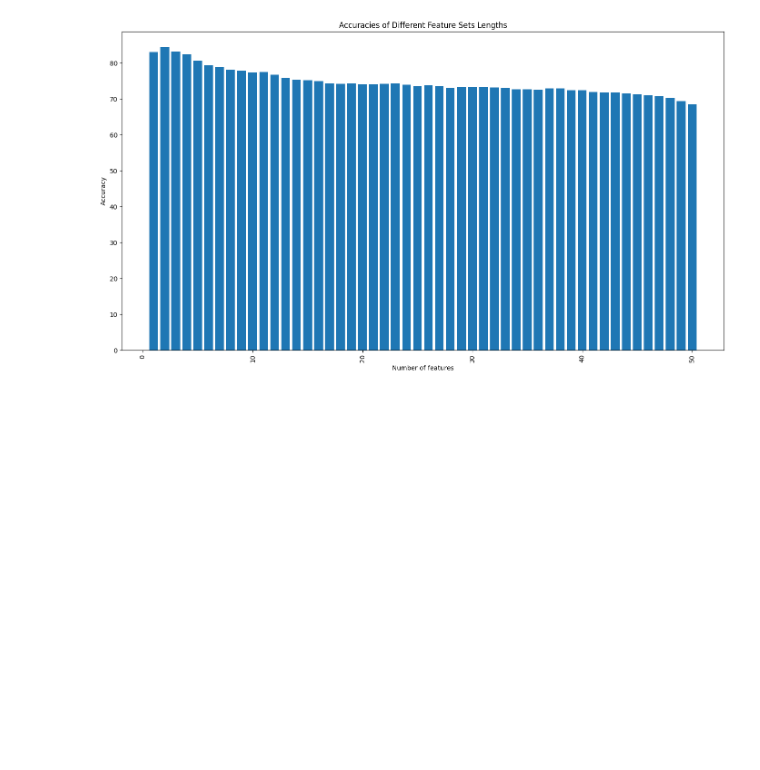
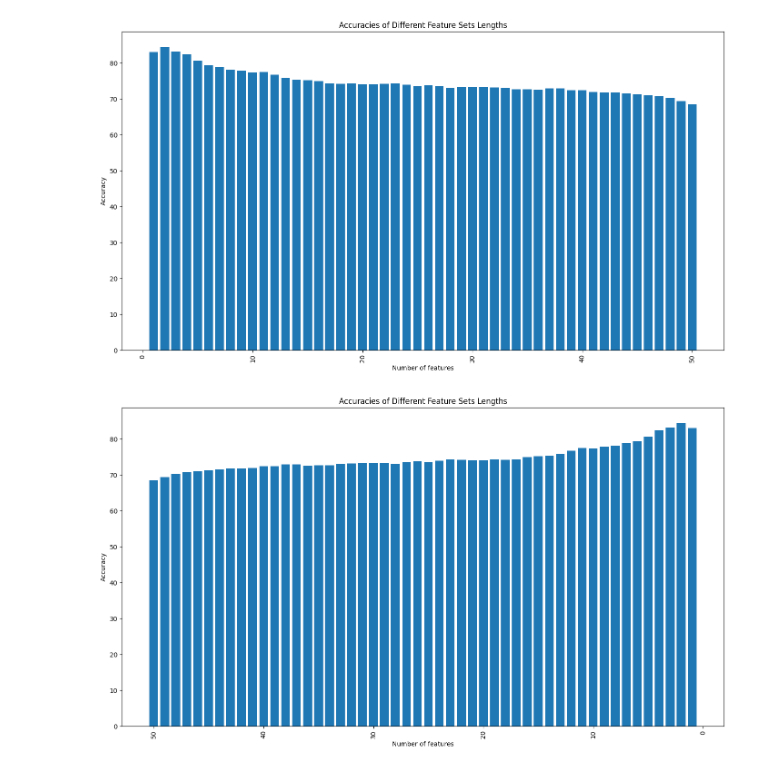
Before and after one commit to Yuktha99/NearestNeighbor-FeatureSelection, a Jupyter notebook: phase2.ipynb, the cells around one changed output. Cells and saved outputs as stored; diff of their text form; code cells hidden in the pictures; blank space fills up the shorter version.

```diff
--- a/phase2.ipynb
+++ b/phase2.ipynb
@@ -469,3 +469,20 @@ plot_the_graph_with_feature_lengths(large_fs)
 plot_the_graph_with_feature_lengths(large_bw)
 # %% [output]
 [figure]
+# %%
+def plot_the_graph_with_feature_lengths_inverted_x_axis(data):
+    data_pandas = pd.DataFrame(data)
+    data_pandas['features'] = data_pandas['features'].apply(len)
+    plt.figure(figsize=(14, 8))
+    plt.bar(data_pandas['features'], data_pandas['accuracy'])
+    plt.gca().invert_xaxis()
+    plt.xlabel('Number of features')
+    plt.ylabel('Accuracy')
+    plt.title('Accuracies of Different Feature Sets Lengths')
+    plt.xticks(rotation=90)  # Rotate feature set labels for better readability
+    plt.tight_layout()
+    plt.show()
+# %%
+plot_the_graph_with_feature_lengths_inverted_x_axis(large_bw)
+# %% [output]
+[figure, added]
```
